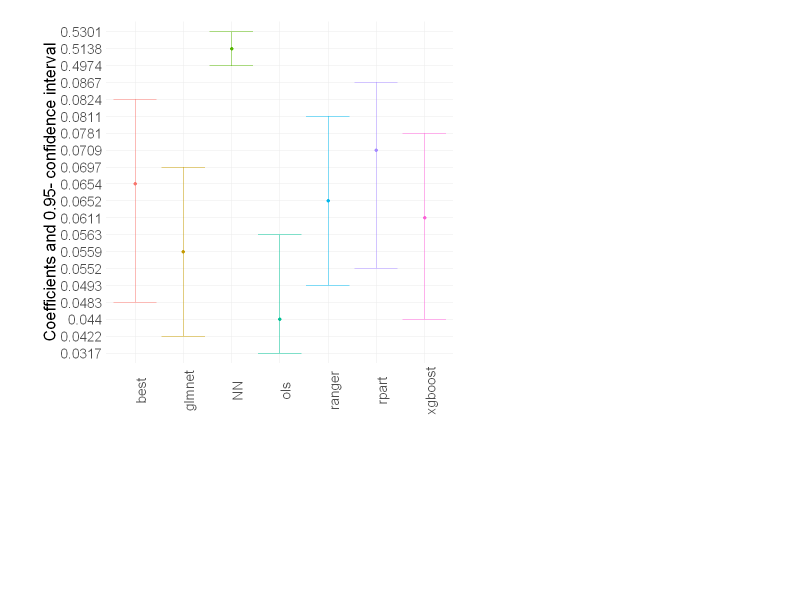
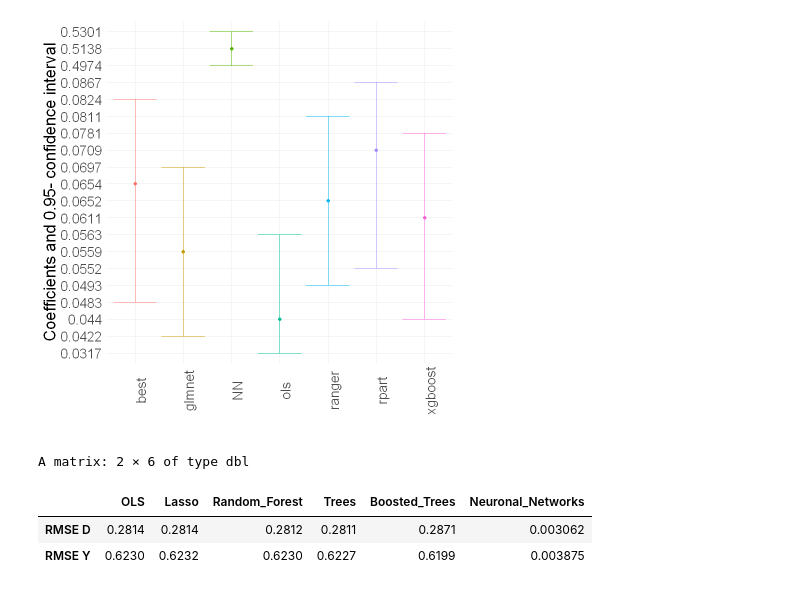
Before and after one commit to alexanderquispe/ECO293, a Jupyter notebook: project/scripts/DML_Teacher_Retention.ipynb, the cells around one changed output. Cells and saved outputs as stored; diff of their text form; code cells hidden in the pictures; blank space fills up the shorter version.

```diff
--- a/project/scripts/DML_Teacher_Retention.ipynb
+++ b/project/scripts/DML_Teacher_Retention.ipynb
@@ -611,3 +611,14 @@ g_ci = ggplot(result_plr, aes(x = ML, y = Estimate, color = ML)) +
 g_ci
 # %% [output]
 [figure]
+# %%
+prRes.D_nn <- mean((DML2.nn$dtil)^2)
+prRes.Y_nn <- mean((DML2.nn$ytil)^2)
+prRes_nn <- rbind(sqrt(prRes.D_nn), sqrt(prRes.Y_nn))
+colnames(prRes_nn) <- "Neuronal_Networks"
+cbind(prRes, prRes_nn)
+# %% [output]
+A matrix: 2 × 6 of type dbl
+|  | OLS | Lasso | Random_Forest | Trees | Boosted_Trees | Neuronal_Networks |
+| RMSE D | 0.2814 | 0.2814 | 0.2812 | 0.2811 | 0.2871 | 0.003062 |
+| RMSE Y | 0.6230 | 0.6232 | 0.6230 | 0.6227 | 0.6199 | 0.003875 |
```
Also changed, not shown: parts of 4 cells of this notebook.
